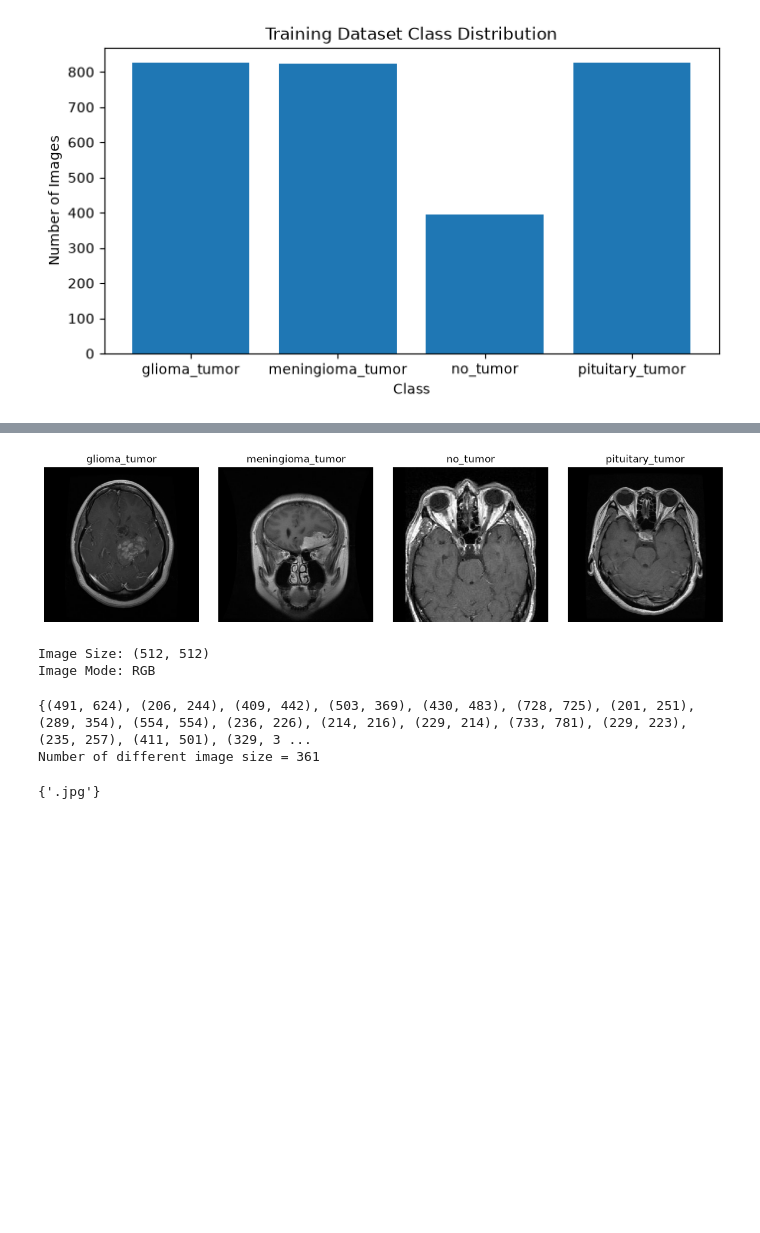
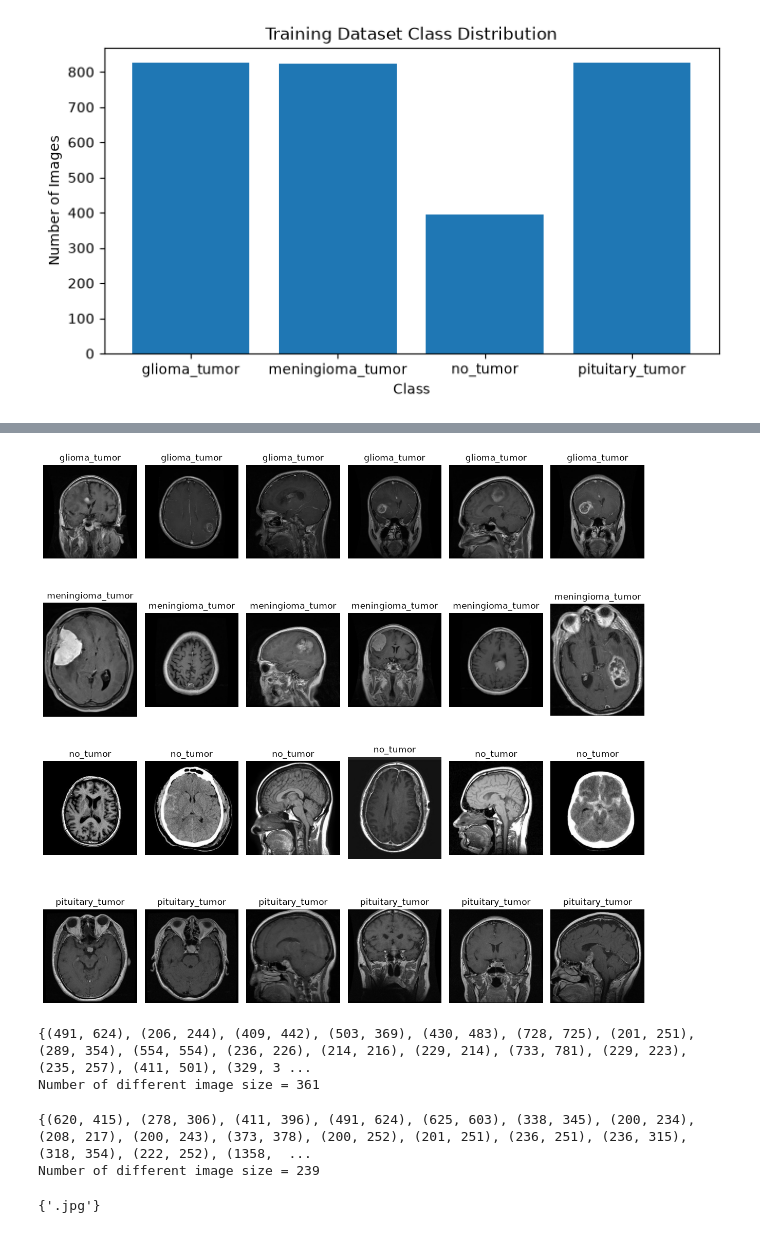
Before and after one commit to ashutoshkashyap04/brain-tumor-detection, a Jupyter notebook: notebooks/01-data-loading-and-eda.ipynb, the cells around one changed output, grey strips where cells are left out. Drawn from its saved outputs; the diff is of its cells as text; code cells hidden in the pictures; blank space fills up the shorter version.

```diff
--- a/notebooks/01-data-loading-and-eda.ipynb
+++ b/notebooks/01-data-loading-and-eda.ipynb
@@ -67,3 +79,22 @@ plt.ylabel("Number of Images")
 plt.show()
 # %% [output]
 [figure]
+# %%
+# number of images in each class in testing dataset
+
+test_counts = {}
+
+for cls in classes:
+    test_counts[cls] = len(list((TEST_DIR / cls).glob('*')))
+
+pd.DataFrame(
+    test_counts,
+    columns= ["Class", "Number of images"]
+)
+
+plt.figure(figsize=(8,4))
+plt.bar(test_counts.keys(), test_counts.values())
+plt.title("Testing Dataset Class Distribution")
+plt.xlabel("Class")
+plt.ylabel("Number of Images")
+plt.show()
@@ -70,35 +103,31 @@ plt.show()
 # %%
 # Sample images from each class
 
 from PIL import Image
+# PIL - Python Imaging Library - used for open and work with image files
+import random
 
-plt.figure(figsize=(12, 3))
+image_per_class = 6
+
+plt.figure(figsize=(12, 12))
 
 for i, cls in enumerate(classes):
-    image_path = next((TRAIN_DIR / cls).glob("*"))  # Get the first image
-    # next() returns the first image in the folder
 
-    image = Image.open(image_path)
+    image_paths = list((TRAIN_DIR / cls).glob("*"))
+    selected_images = random.sample(image_paths, image_per_class)
 
-    plt.subplot(1, len(classes), i + 1)
-    plt.imshow(image)
-    plt.title(cls)
-    plt.axis("off")
+    for j, image_path in enumerate(selected_images):
+        image = Image.open(image_path)
 
-plt.tight_layout()
+        position = i * image_per_class + j + 1
+
+        plt.subplot(len(classes), image_per_class, position)
+        plt.imshow(image)
+        plt.title(cls)
+        plt.axis('off')
+
+plt.tight_layout()                      # automatically adjusts spacing between the subplots so that images don't overlap
 plt.show()
 # %% [output]
-[figure, old version]
+[figure, new version]
-# %%
-# Checking image size and mode
-
-sample_image = next((TRAIN_DIR / classes[0]).glob("*"))
-
-image = Image.open(sample_image)
-
-print("Image Size:", image.size)
-print("Image Mode:", image.mode)
-# %% [output]
-Image Size: (512, 512)
-Image Mode: RGB
 # %%
@@ -116,4 +145,19 @@ print(f"Number of different image size = {len(image_sizes)}")
 # %% [output]
 {(491, 624), (206, 244), (409, 442), (503, 369), (430, 483), (728, 725), (201, 251), (289, 354), (554, 554), (236, 226), (214, 216), (229, 214), (733, 781), (229, 223), (235, 257), (411, 501), (329, 3 ...
 Number of different image size = 361
+# %%
+# Checking all unique size of images in testing dataset
+
+image_sizes = set()
+
+for cls in classes:
+    for image_path in (TEST_DIR / cls).glob("*"):
+        image = Image.open(image_path)
+        image_sizes.add(image.size)
+
+print(image_sizes)
+print(f"Number of different image size = {len(image_sizes)}")
+# %% [output]
+{(620, 415), (278, 306), (411, 396), (491, 624), (625, 603), (338, 345), (200, 234), (208, 217), (200, 243), (373, 378), (200, 252), (201, 251), (236, 251), (236, 315), (318, 354), (222, 252), (1358,  ...
+Number of different image size = 239
 # %%
```
Also changed, not shown: parts of 17 cells of this notebook, 3 other files.
